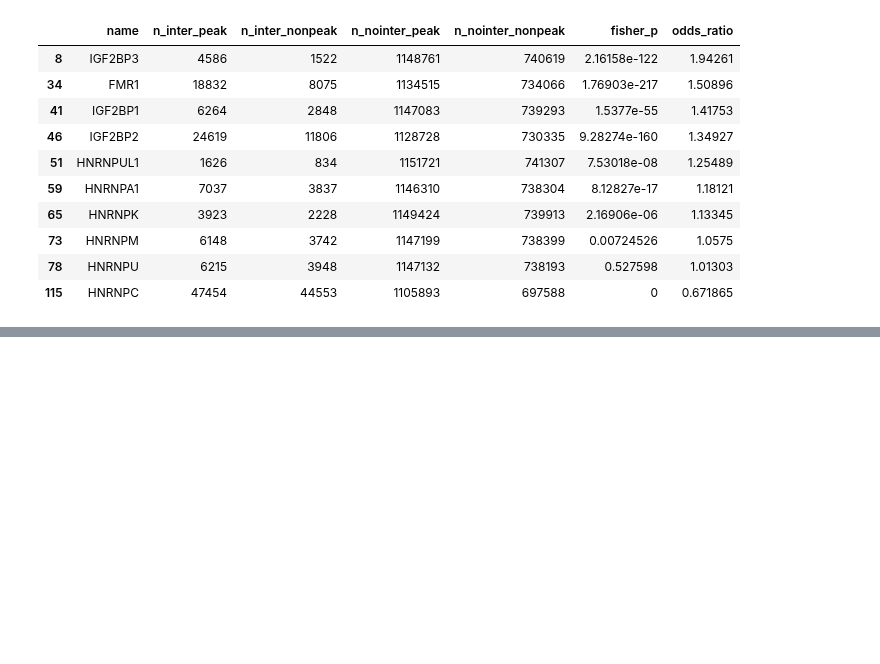
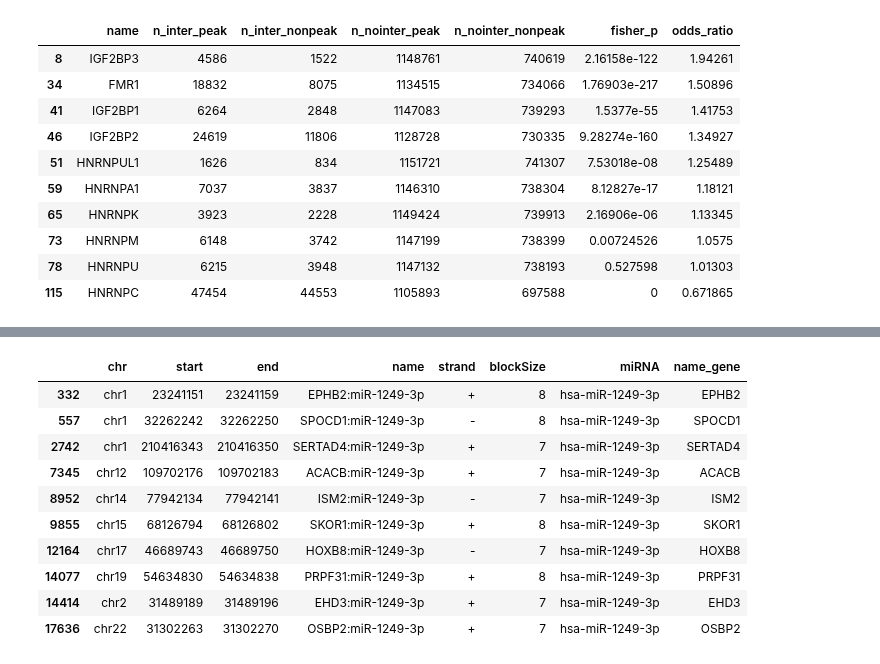
Before and after one commit to xinhe-lab/m6A-ASE, a Jupyter notebook: peaks.ipynb, the cells around one changed output, grey strips where cells are left out. Cells and saved outputs as stored; diff of their text form; code cells hidden in the pictures; blank space fills up the shorter version.

```diff
--- a/peaks.ipynb
+++ b/peaks.ipynb
@@ -176,0 +189,5 @@ fisher_peak_unmerge[fisher_peak_unmerge["name"].isin(RBPs)]
+# %%
+# FIXME: blockSize are not only single start site, but multiple start sites
+miRNA = pd.read_table(input_miRNA, header = 0, usecols = [0,1,2,3,5,10,12])
+miRNA["name_gene"] = miRNA.apply(lambda row: row["name"].split(":")[0], axis = 1)
+Counter(miRNA["blockSize"].tolist())
@@ -176,0 +210,14 @@ fisher_peak_unmerge[fisher_peak_unmerge["name"].isin(RBPs)]
+# %%
+miRNA.sort_values(by = ["miRNA", "chr", "start"]).head(10)
+# %% [output]
+|  | chr | start | end | name | strand | blockSize | miRNA | name_gene |
+| 332 | chr1 | 23241151 | 23241159 | EPHB2:miR-1249-3p | + | 8 | hsa-miR-1249-3p | EPHB2 |
+| 557 | chr1 | 32262242 | 32262250 | SPOCD1:miR-1249-3p | - | 8 | hsa-miR-1249-3p | SPOCD1 |
+| 2742 | chr1 | 210416343 | 210416350 | SERTAD4:miR-1249-3p | + | 7 | hsa-miR-1249-3p | SERTAD4 |
+| 7345 | chr12 | 109702176 | 109702183 | ACACB:miR-1249-3p | + | 7 | hsa-miR-1249-3p | ACACB |
+| 8952 | chr14 | 77942134 | 77942141 | ISM2:miR-1249-3p | - | 7 | hsa-miR-1249-3p | ISM2 |
+| 9855 | chr15 | 68126794 | 68126802 | SKOR1:miR-1249-3p | + | 8 | hsa-miR-1249-3p | SKOR1 |
+| 12164 | chr17 | 46689743 | 46689750 | HOXB8:miR-1249-3p | - | 7 | hsa-miR-1249-3p | HOXB8 |
+| 14077 | chr19 | 54634830 | 54634838 | PRPF31:miR-1249-3p | + | 8 | hsa-miR-1249-3p | PRPF31 |
+| 14414 | chr2 | 31489189 | 31489196 | EHD3:miR-1249-3p | + | 7 | hsa-miR-1249-3p | EHD3 |
+| 17636 | chr22 | 31302263 | 31302270 | OSBP2:miR-1249-3p | + | 7 | hsa-miR-1249-3p | OSBP2 |
```
Also changed, not shown: parts of 13 cells of this notebook, 4 other files.
